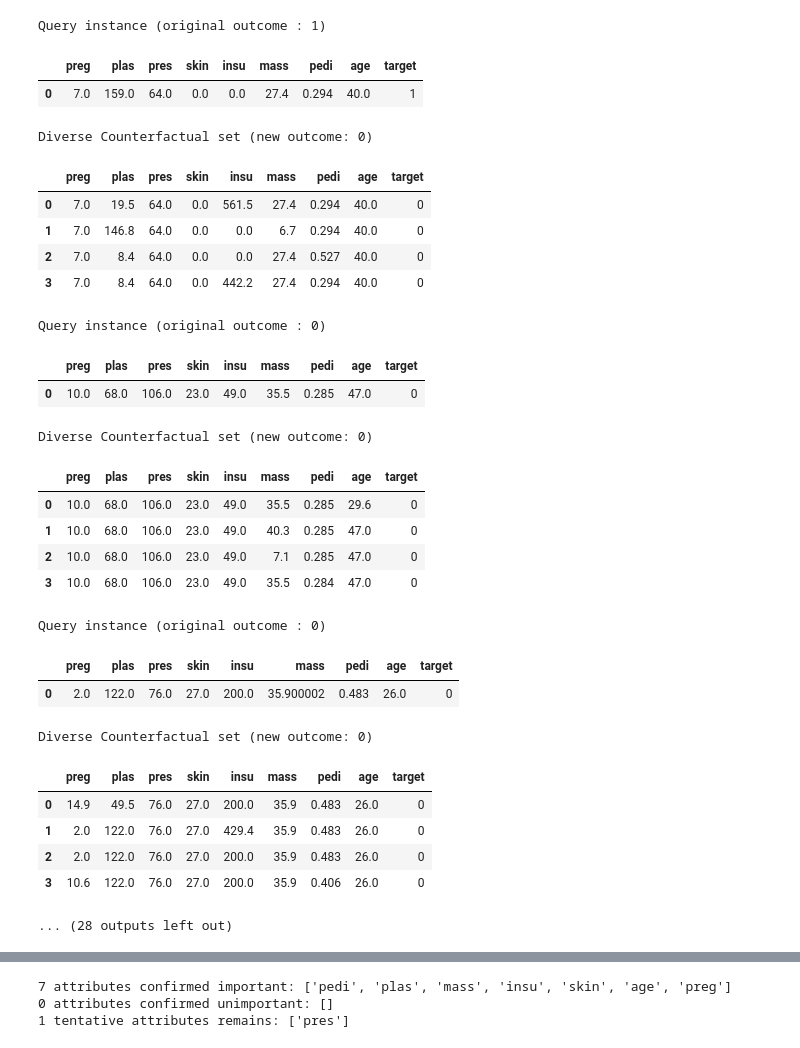
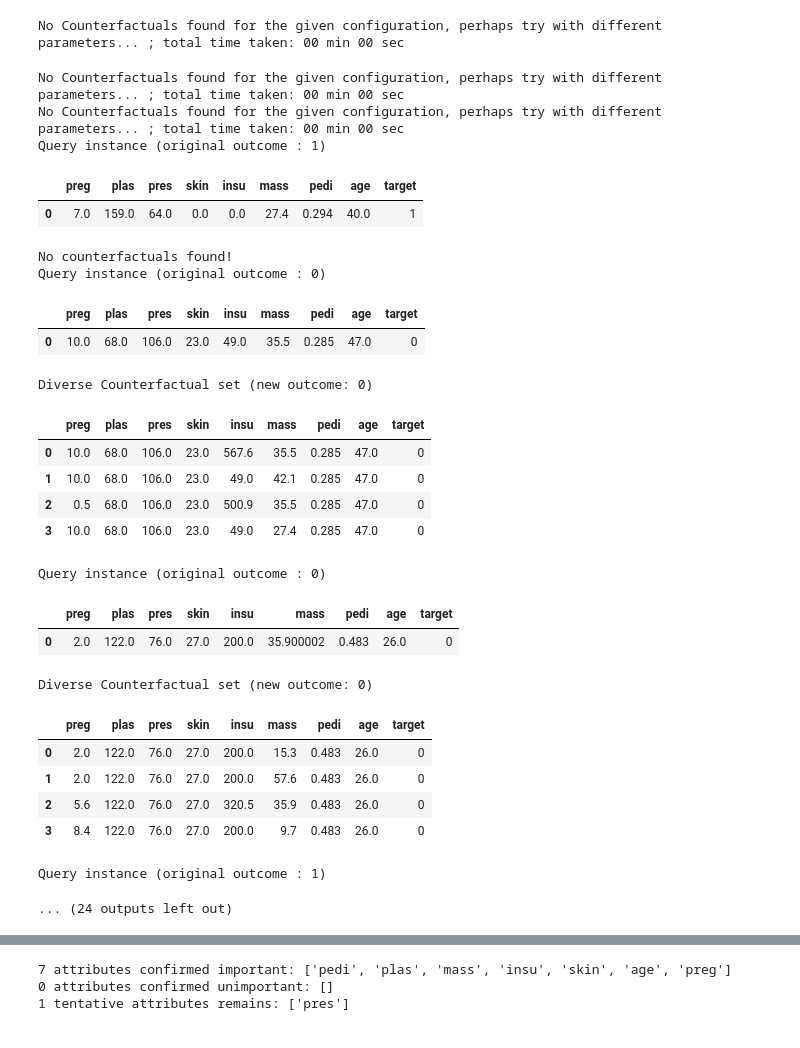
Before and after one commit to Alcoholrithm/RIAS, a Jupyter notebook: example.ipynb, the cells around one changed output, grey strips where cells are left out. Cells and saved outputs as stored; diff of their text form; code cells hidden in the pictures.

```diff
--- a/example.ipynb
+++ b/example.ipynb
@@ -78,7 +78,7 @@ def prepare_config(target_config: str) -> SimpleNamespace:
     config.experiment.KFold = 1
     config.experiment.early_stopping_patience = 1
     config.dice.backend = "sklearn"
-    config.dice.desired_class = 0
+    # config.dice.desired_class = 0
 
     config.experiment.fast_dev_run = True
     return config
@@ -174,33 +174,32 @@ NPV Score: 0.8533
 # %%
 dice_d = X_test.iloc[:10].copy()
 # %%
-dice = rias.dice(dice_d)
+dice = rias.get_counterfactual_explanations(dice_d, features_to_vary=["preg", "insu", "mass"])
 # %% [output]
-Query instance (original outcome : 1)
+No Counterfactuals found for the given configuration, perhaps try with different parameters... ; total time taken: 00 min 00 sec
+No Counterfactuals found for the given configuration, perhaps try with different parameters... ; total time taken: 00 min 00 sec
+No Counterfactuals found for the given configuration, perhaps try with different parameters... ; total time taken: 00 min 00 sec
+Query instance (original outcome : 1)
 |  | preg | plas | pres | skin | insu | mass | pedi | age | target |
 | 0 | 7.0 | 159.0 | 64.0 | 0.0 | 0.0 | 27.4 | 0.294 | 40.0 | 1 |
-Diverse Counterfactual set (new outcome: 0)
+No counterfactuals found!
+Query instance (original outcome : 0)
 |  | preg | plas | pres | skin | insu | mass | pedi | age | target |
-| 0 | 7.0 | 19.5 | 64.0 | 0.0 | 561.5 | 27.4 | 0.294 | 40.0 | 0 |
-| 1 | 7.0 | 146.8 | 64.0 | 0.0 | 0.0 | 6.7 | 0.294 | 40.0 | 0 |
-| 2 | 7.0 | 8.4 | 64.0 | 0.0 | 0.0 | 27.4 | 0.527 | 40.0 | 0 |
-| 3 | 7.0 | 8.4 | 64.0 | 0.0 | 442.2 | 27.4 | 0.294 | 40.0 | 0 |
+| 0 | 10.0 | 68.0 | 106.0 | 23.0 | 49.0 | 35.5 | 0.285 | 47.0 | 0 |
-Query instance (original outcome : 0)
+Diverse Counterfactual set (new outcome: 0)
 |  | preg | plas | pres | skin | insu | mass | pedi | age | target |
-| 0 | 10.0 | 68.0 | 106.0 | 23.0 | 49.0 | 35.5 | 0.285 | 47.0 | 0 |
+| 0 | 10.0 | 68.0 | 106.0 | 23.0 | 567.6 | 35.5 | 0.285 | 47.0 | 0 |
+| 1 | 10.0 | 68.0 | 106.0 | 23.0 | 49.0 | 42.1 | 0.285 | 47.0 | 0 |
+| 2 | 0.5 | 68.0 | 106.0 | 23.0 | 500.9 | 35.5 | 0.285 | 47.0 | 0 |
+| 3 | 10.0 | 68.0 | 106.0 | 23.0 | 49.0 | 27.4 | 0.285 | 47.0 | 0 |
-Diverse Counterfactual set (new outcome: 0)
+Query instance (original outcome : 0)
 |  | preg | plas | pres | skin | insu | mass | pedi | age | target |
-| 0 | 10.0 | 68.0 | 106.0 | 23.0 | 49.0 | 35.5 | 0.285 | 29.6 | 0 |
-| 1 | 10.0 | 68.0 | 106.0 | 23.0 | 49.0 | 40.3 | 0.285 | 47.0 | 0 |
-| 2 | 10.0 | 68.0 | 106.0 | 23.0 | 49.0 | 7.1 | 0.285 | 47.0 | 0 |
-| 3 | 10.0 | 68.0 | 106.0 | 23.0 | 49.0 | 35.5 | 0.284 | 47.0 | 0 |
+| 0 | 2.0 | 122.0 | 76.0 | 27.0 | 200.0 | 35.900002 | 0.483 | 26.0 | 0 |
-Query instance (original outcome : 0)
+Diverse Counterfactual set (new outcome: 0)
 |  | preg | plas | pres | skin | insu | mass | pedi | age | target |
-| 0 | 2.0 | 122.0 | 76.0 | 27.0 | 200.0 | 35.900002 | 0.483 | 26.0 | 0 |
+| 0 | 2.0 | 122.0 | 76.0 | 27.0 | 200.0 | 15.3 | 0.483 | 26.0 | 0 |
+| 1 | 2.0 | 122.0 | 76.0 | 27.0 | 200.0 | 57.6 | 0.483 | 26.0 | 0 |
+| 2 | 5.6 | 122.0 | 76.0 | 27.0 | 320.5 | 35.9 | 0.483 | 26.0 | 0 |
+| 3 | 8.4 | 122.0 | 76.0 | 27.0 | 200.0 | 9.7 | 0.483 | 26.0 | 0 |
-Diverse Counterfactual set (new outcome: 0)
-|  | preg | plas | pres | skin | insu | mass | pedi | age | target |
-| 0 | 14.9 | 49.5 | 76.0 | 27.0 | 200.0 | 35.9 | 0.483 | 26.0 | 0 |
-| 1 | 2.0 | 122.0 | 76.0 | 27.0 | 429.4 | 35.9 | 0.483 | 26.0 | 0 |
-| 2 | 2.0 | 122.0 | 76.0 | 27.0 | 200.0 | 35.9 | 0.483 | 26.0 | 0 |
-| 3 | 10.6 | 122.0 | 76.0 | 27.0 | 200.0 | 35.9 | 0.406 | 26.0 | 0 |
-... (28 outputs left out)
+Query instance (original outcome : 1)
+... (24 outputs left out)
```
Also changed, not shown: parts of 7 cells of this notebook, 3 other files.
